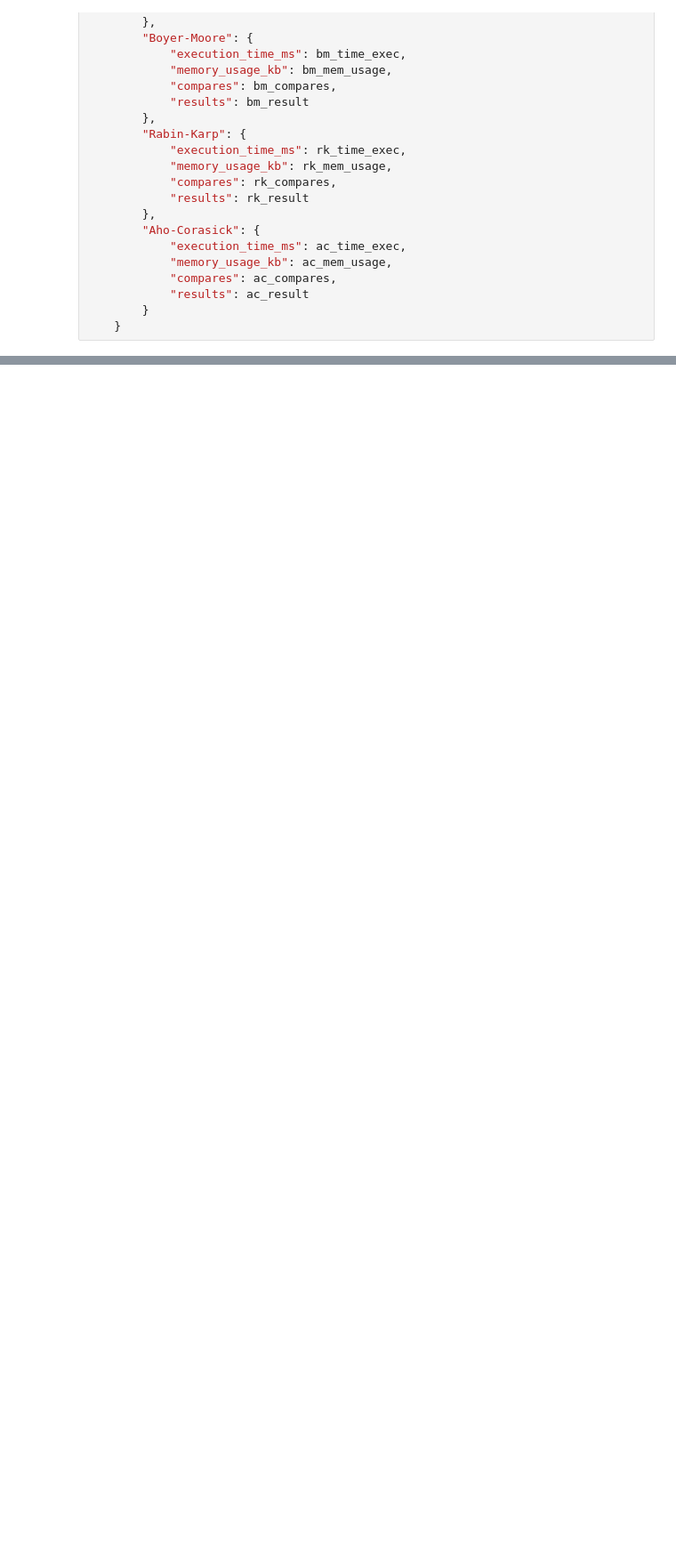
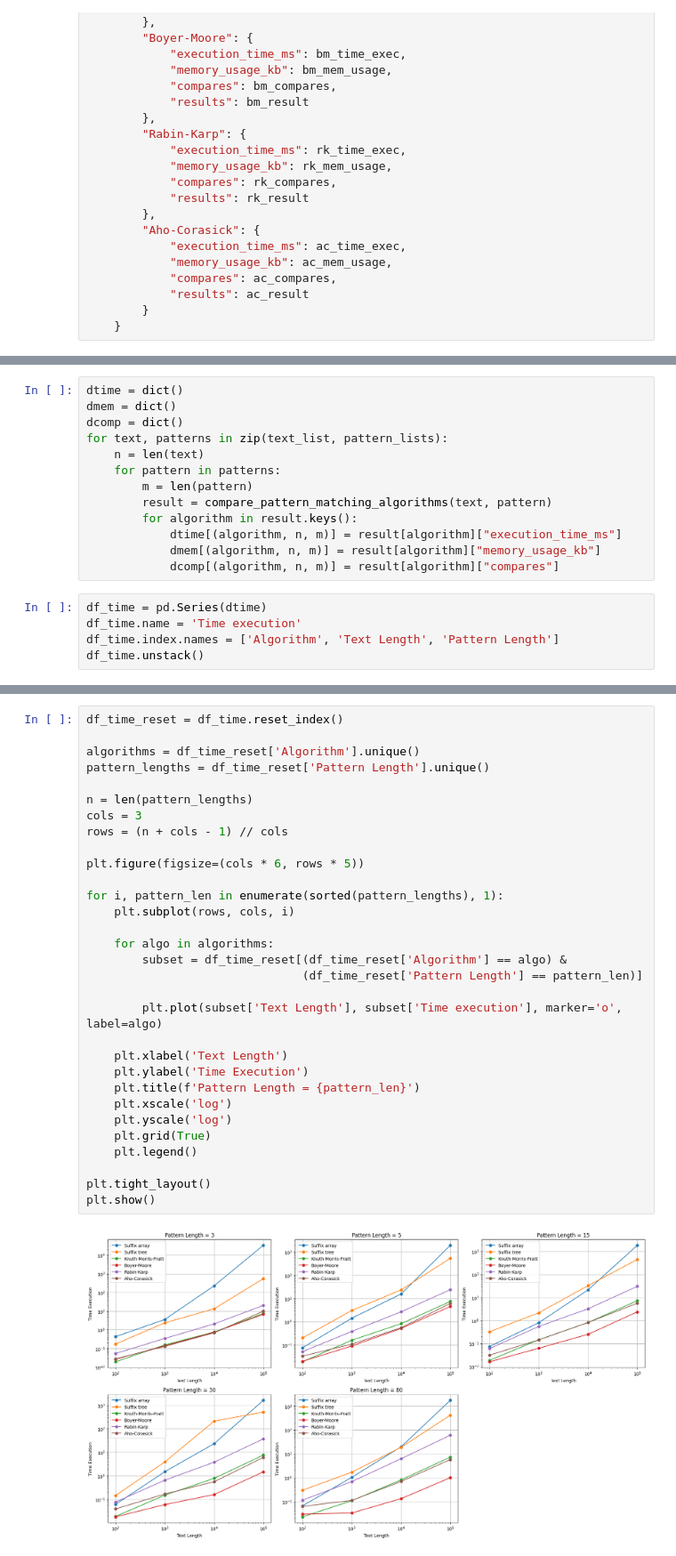
Before and after one commit to NCCMNT/Text-Algorithms, a Jupyter notebook: lab5/pattern_matching_analisys.ipynb, the cells around one changed output, grey strips where cells are left out. Shown: that part at 89% size. Cells and saved outputs as stored; diff of their text form; blank space fills up the shorter version.

Commit message:
lab5 plotting

```diff
--- a/lab5/pattern_matching_analisys.ipynb
+++ b/lab5/pattern_matching_analisys.ipynb
@@ -199,0 +267,18 @@ len(very_long_text)
+# %%
+dtime = dict()
+dmem = dict()
+dcomp = dict()
+for text, patterns in zip(text_list, pattern_lists):
+    n = len(text)
+    for pattern in patterns:
+        m = len(pattern)
+        result = compare_pattern_matching_algorithms(text, pattern)
+        for algorithm in result.keys():
+            dtime[(algorithm, n, m)] = result[algorithm]["execution_time_ms"]
+            dmem[(algorithm, n, m)] = result[algorithm]["memory_usage_kb"]
+            dcomp[(algorithm, n, m)] = result[algorithm]["compares"]
+# %%
+df_time = pd.Series(dtime)
+df_time.name = 'Time execution'
+df_time.index.names = ['Algorithm', 'Text Length', 'Pattern Length']
+df_time.unstack()
@@ -199,0 +304,33 @@ len(very_long_text)
+# %%
+df_time_reset = df_time.reset_index()
+
+algorithms = df_time_reset['Algorithm'].unique()
+pattern_lengths = df_time_reset['Pattern Length'].unique()
+
+n = len(pattern_lengths)
+cols = 3
+rows = (n + cols - 1) // cols
+
+plt.figure(figsize=(cols * 6, rows * 5))
+
+for i, pattern_len in enumerate(sorted(pattern_lengths), 1):
+    plt.subplot(rows, cols, i)
+
+    for algo in algorithms:
+        subset = df_time_reset[(df_time_reset['Algorithm'] == algo) &
+                               (df_time_reset['Pattern Length'] == pattern_len)]
+
+        plt.plot(subset['Text Length'], subset['Time execution'], marker='o', label=algo)
+
+    plt.xlabel('Text Length')
+    plt.ylabel('Time Execution')
+    plt.title(f'Pattern Length = {pattern_len}')
+    plt.xscale('log')
+    plt.yscale('log')
+    plt.grid(True)
+    plt.legend()
+
+plt.tight_layout()
+plt.show()
+# %% [output]
+[figure, added]
```
Also changed, not shown: parts of 22 cells of this notebook, 2 other files.
